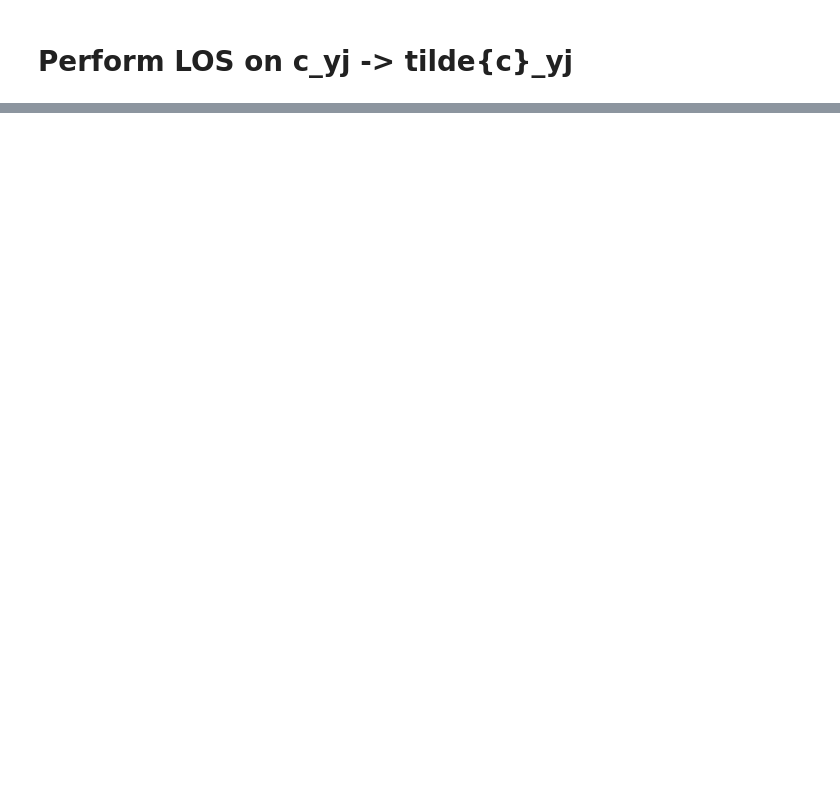
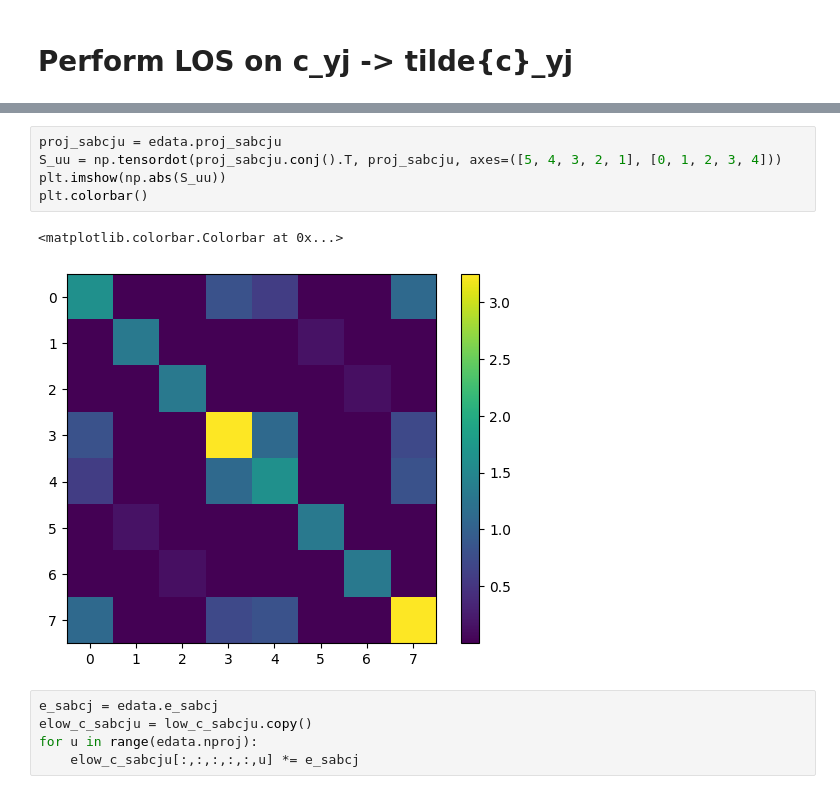
Before and after one commit to benrich37/crawfish, a Jupyter notebook: examples/s_uv_hack.ipynb, the cells around one changed output, grey strips where cells are left out. Saved outputs shown, nothing was run; the diff lists cells and outputs as text; blank space fills up the shorter version.

```diff
--- a/examples/s_uv_hack.ipynb
+++ b/examples/s_uv_hack.ipynb
@@ -38,0 +62,13 @@
+# %%
+proj_sabcju = edata.proj_sabcju
+S_uu = np.tensordot(proj_sabcju.conj().T, proj_sabcju, axes=([5, 4, 3, 2, 1], [0, 1, 2, 3, 4]))
+plt.imshow(np.abs(S_uu))
+plt.colorbar()
+# %% [output]
+<matplotlib.colorbar.Colorbar at 0x...>
+[figure, added]
+# %%
+e_sabcj = edata.e_sabcj
+elow_c_sabcju = low_c_sabcju.copy()
+for u in range(edata.nproj):
+    elow_c_sabcju[:,:,:,:,:,u] *= e_sabcj
```
Also changed, not shown: parts of 8 cells of this notebook, 8 other files.
